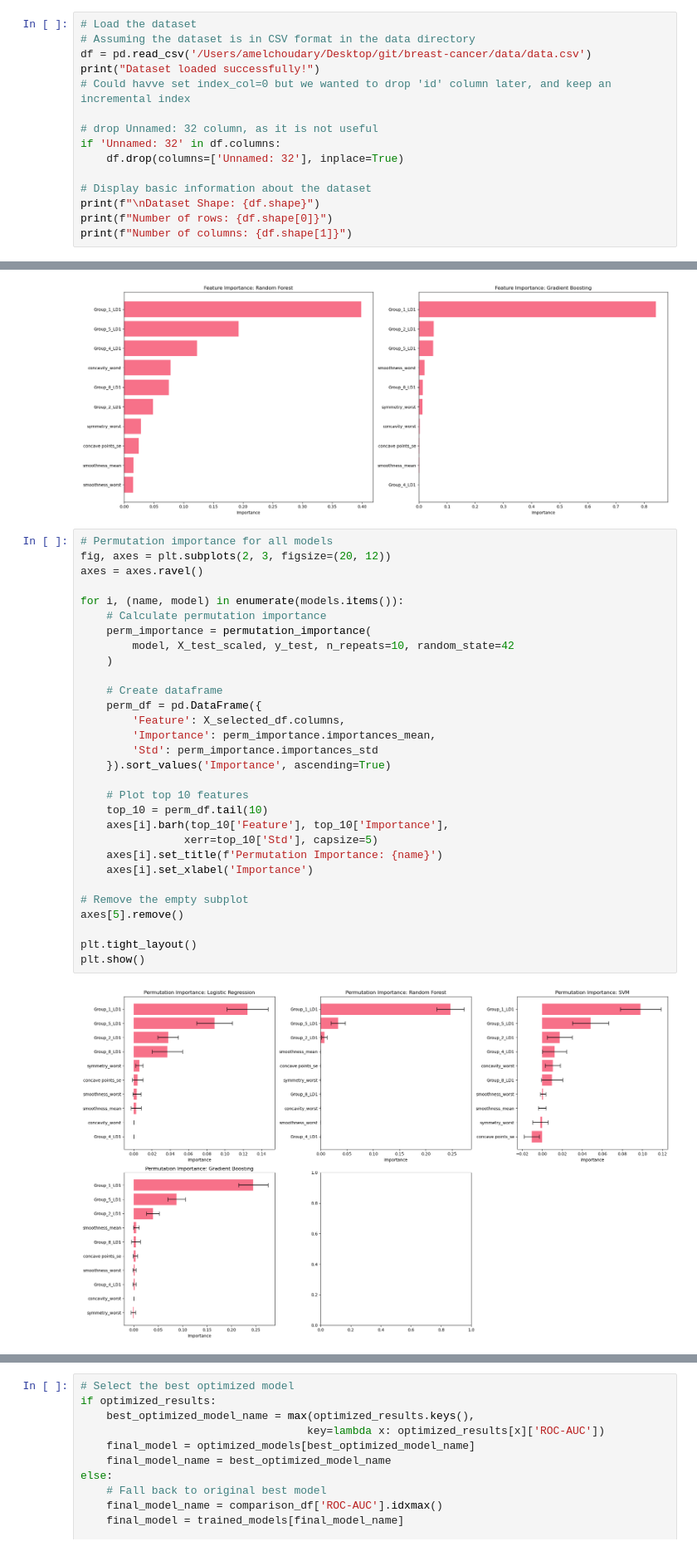
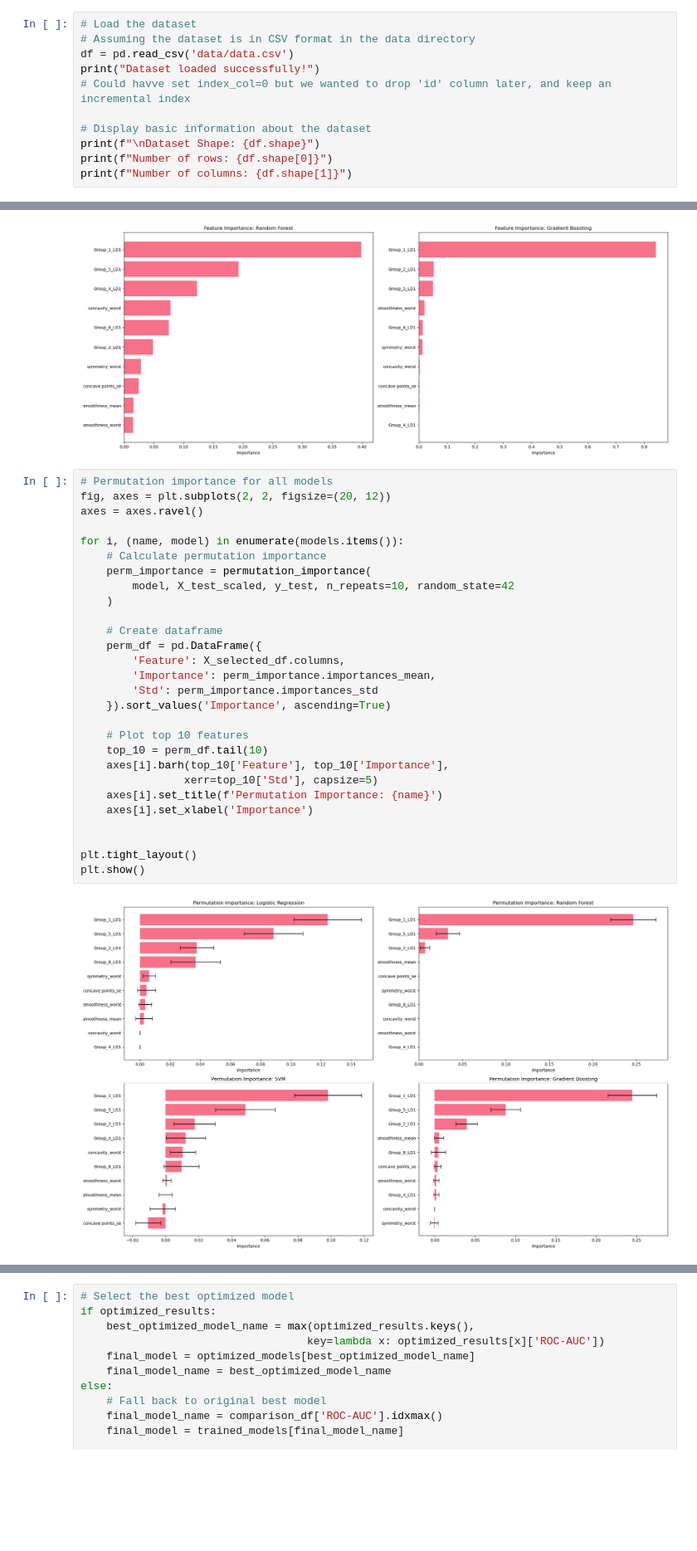
Before and after one commit to cristinalakasz/breast-cancer, a Jupyter notebook: breast_cancer_prediction.ipynb, the cells around one changed output, grey strips where cells are left out. Shown at 83% size. Saved outputs shown, nothing was run; the diff lists cells and outputs as text; blank space fills up the shorter version.

```diff
--- a/breast_cancer_prediction.ipynb
+++ b/breast_cancer_prediction.ipynb
@@ -172,13 +144,9 @@ Load the breast cancer dataset from the 'data' file path, examine its structure,
 # %%
 # Load the dataset
 # Assuming the dataset is in CSV format in the data directory
-df = pd.read_csv('/Users/amelchoudary/Desktop/git/breast-cancer/data/data.csv')
+df = pd.read_csv('data/data.csv')
 print("Dataset loaded successfully!")
 # Could havve set index_col=0 but we wanted to drop 'id' column later, and keep an incremental index
-
-# drop Unnamed: 32 column, as it is not useful
-if 'Unnamed: 32' in df.columns:
-    df.drop(columns=['Unnamed: 32'], inplace=True)
 
 # Display basic information about the dataset
 print(f"\nDataset Shape: {df.shape}")
@@ -1401,33 +1289,31 @@ plt.show()
 [figure]
 # %%
 # Permutation importance for all models
-fig, axes = plt.subplots(2, 3, figsize=(20, 12))
+fig, axes = plt.subplots(2, 2, figsize=(20, 12))
 axes = axes.ravel()
 
 for i, (name, model) in enumerate(models.items()):
     # Calculate permutation importance
     perm_importance = permutation_importance(
         model, X_test_scaled, y_test, n_repeats=10, random_state=42
     )
 
     # Create dataframe
     perm_df = pd.DataFrame({
         'Feature': X_selected_df.columns,
         'Importance': perm_importance.importances_mean,
         'Std': perm_importance.importances_std
     }).sort_values('Importance', ascending=True)
 
     # Plot top 10 features
     top_10 = perm_df.tail(10)
     axes[i].barh(top_10['Feature'], top_10['Importance'],
                 xerr=top_10['Std'], capsize=5)
     axes[i].set_title(f'Permutation Importance: {name}')
     axes[i].set_xlabel('Importance')
 
-# Remove the empty subplot
-axes[5].remove()
 
 plt.tight_layout()
 plt.show()
 # %% [output]
-[figure, old version]
+[figure, new version]
```
Also changed, not shown: parts of 64 cells of this notebook, 2 other files.
